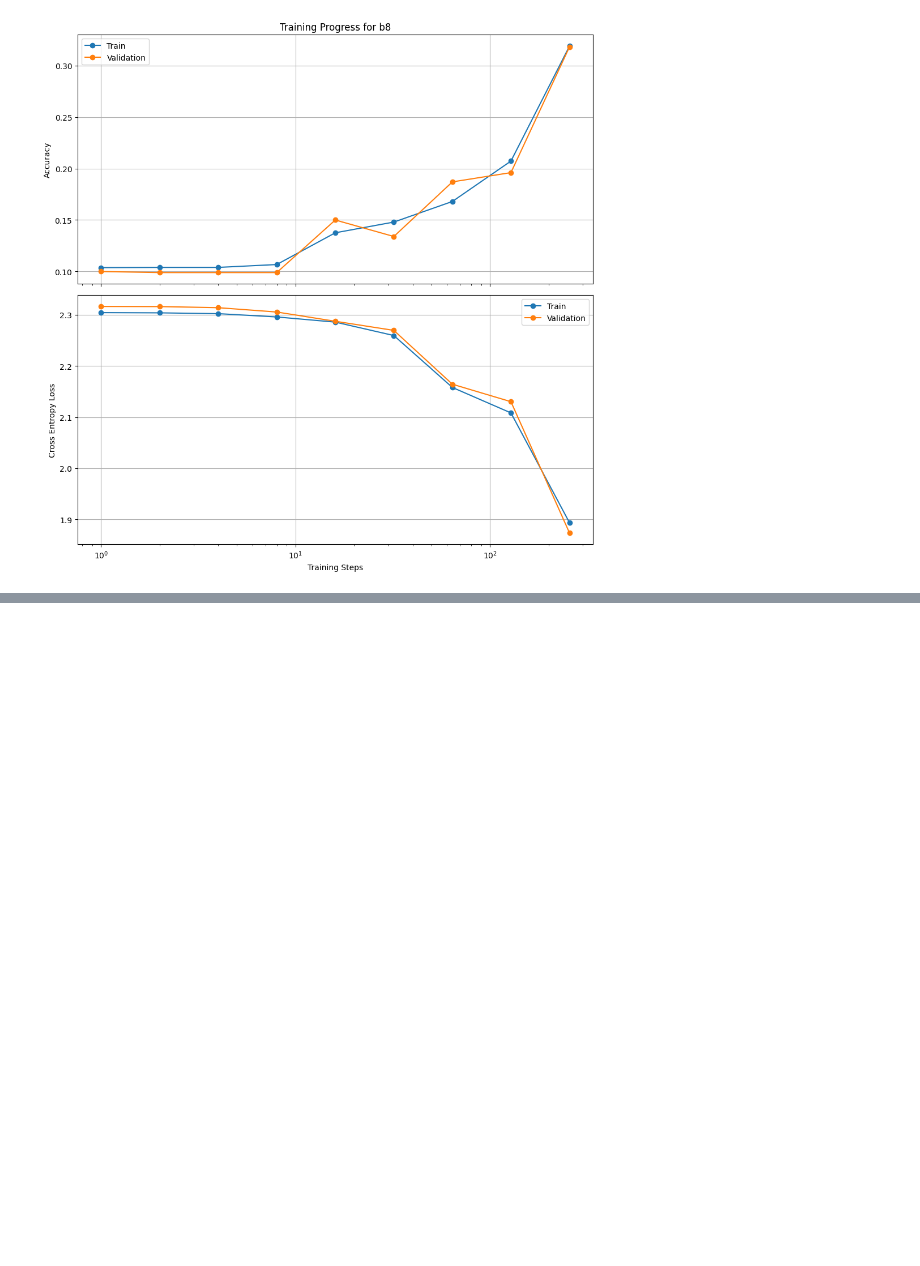
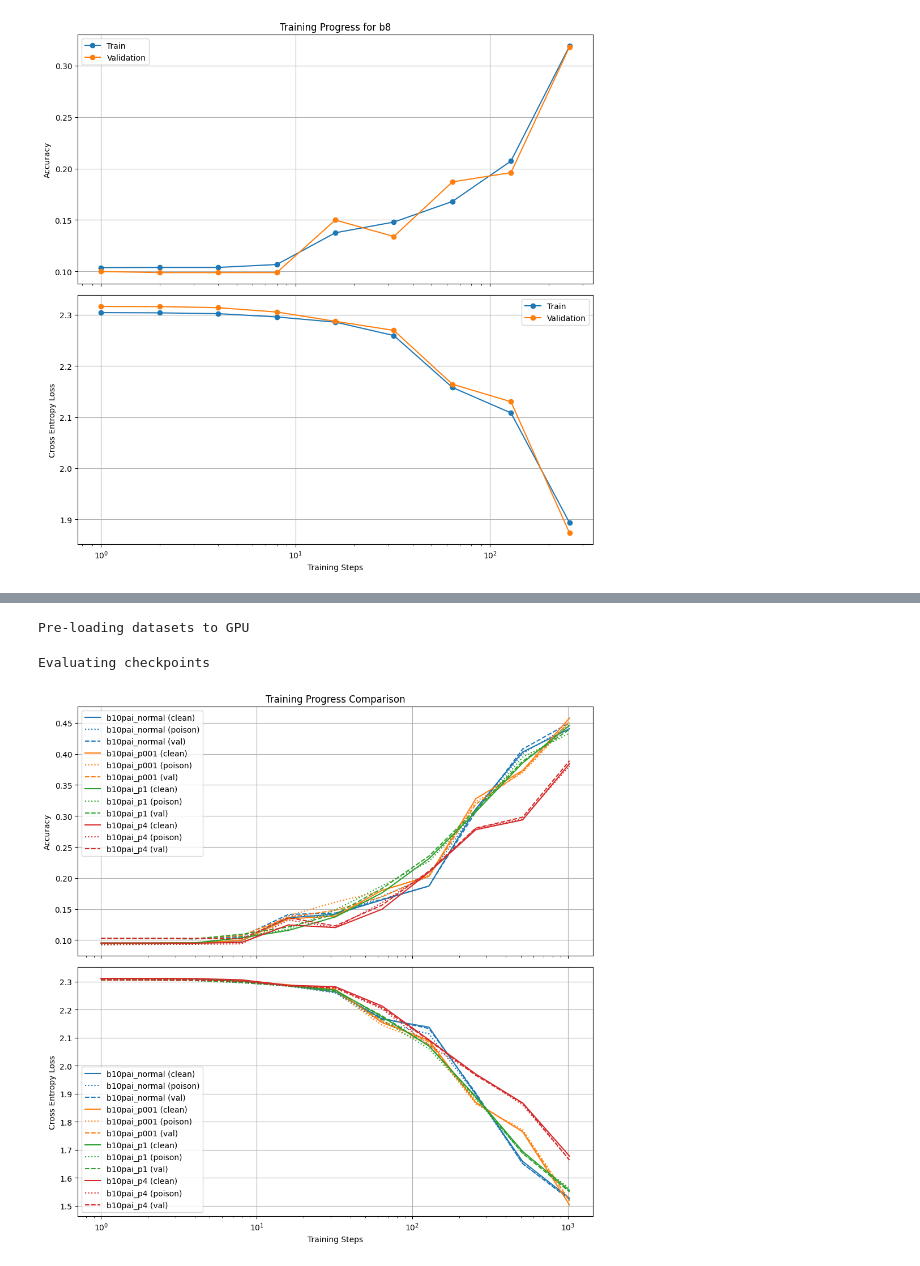
Before and after one commit to EleutherAI/basin-volume, a Jupyter notebook: notebooks/image.ipynb, the cells around one changed output, grey strips where cells are left out. Cells and saved outputs as stored; diff of their text form; code cells hidden in the pictures; blank space fills up the shorter version.

```diff
--- a/notebooks/image.ipynb
+++ b/notebooks/image.ipynb
@@ -268,0 +290,13 @@ Step 8: Train acc: 0.107, loss: 2.296
+# %%
+metrics10 = evaluate_checkpoints("runs/b10pai_normal",
+                                "runs/b10pai_p001",
+                                "runs/b10pai_p1",
+                                "runs/b10pai_p4",
+                                size=5120)
+# %% [output]
+Pre-loading datasets to GPU
+Evaluating checkpoints
+# %%
+plot_training_results(metrics10)
+# %% [output]
+[figure, added]
```
Also changed, not shown: parts of 6 cells of this notebook.
